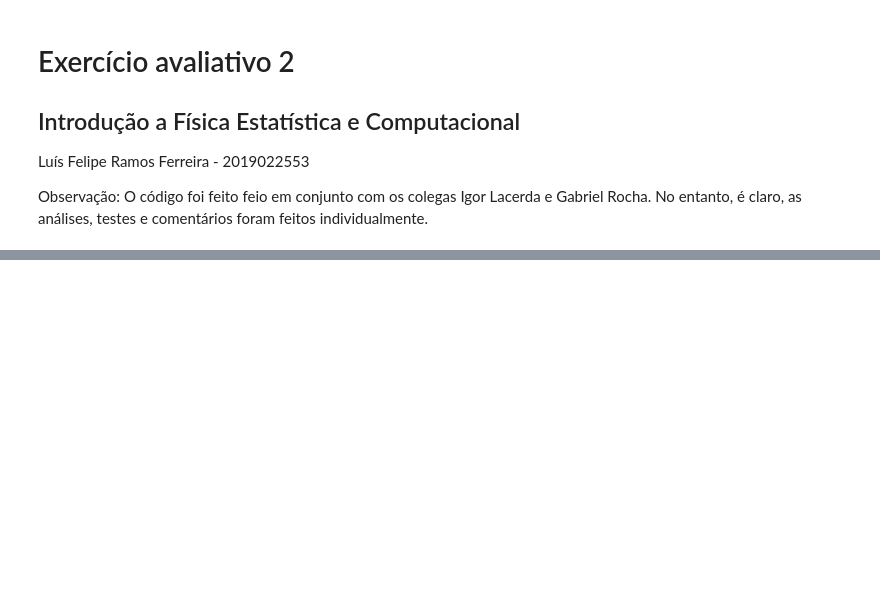
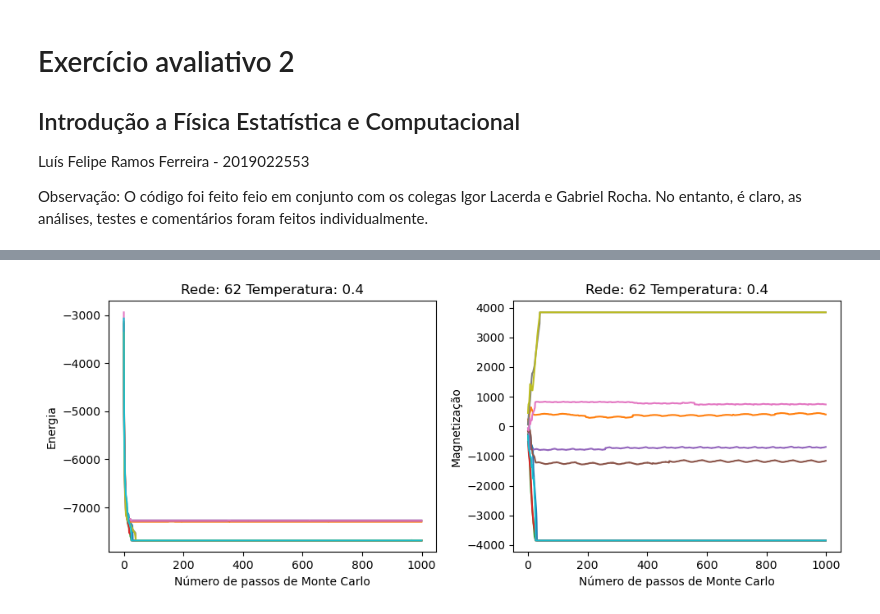
Before and after one commit to lframosferreira/fisica-estatistica-computacional, a Jupyter notebook: termalizacao_ising/main.ipynb, the cells around one changed output, grey strips where cells are left out. Saved outputs shown, nothing was run; the diff lists cells and outputs as text; code cells hidden in the pictures; blank space fills up the shorter version.

```diff
--- a/termalizacao_ising/main.ipynb
+++ b/termalizacao_ising/main.ipynb
@@ -55,33 +55,32 @@ def algoritmo_de_metropolis(L: int, T: float, passos: int):
 
     return energia, magnetização
 # %%
-N = 0
-comprimento = 100
-temperatura = 3
-PASSOS_DE_MONTECARLO = 1000
-energias = np.zeros((N, PASSOS_DE_MONTECARLO))
-magnetizações = np.zeros((N, PASSOS_DE_MONTECARLO))
+def plot_execucoes(N: int, comprimento: int, temperatura: float) -> None:
+    PASSOS_DE_MONTECARLO = 1000
+    energias = np.zeros((N, PASSOS_DE_MONTECARLO))
+    magnetizações = np.zeros((N, PASSOS_DE_MONTECARLO))
 
-for i in range(N):
-    energias[i], magnetizações[i] = algoritmo_de_metropolis(
-        comprimento, temperatura, PASSOS_DE_MONTECARLO
-    )
+    for i in range(N):
+        energias[i], magnetizações[i] = algoritmo_de_metropolis(
+            comprimento, temperatura, PASSOS_DE_MONTECARLO
+        )
 
-for e in energias:
-    plt.title(f"Rede: {comprimento} Temperatura: {temperatura}")
-    plt.xlabel("Número de passos de Monte Carlo")
-    plt.ylabel("Energia")
-    plt.plot(e)
 
-plt.show()
+    fig, (ax1, ax2) = plt.subplots(1, 2, figsize=(10, 4))
 
-for m in magnetizações:
-    plt.title(f"Rede: {comprimento} Temperatura: {temperatura}")
-    plt.xlabel("Número de passos de Monte Carlo")
-    plt.ylabel("Magnetização")
-    plt.plot(m)
+    ax1.set_title(f"Rede: {comprimento} Temperatura: {temperatura}")
+    ax1.set_xlabel("Número de passos de Monte Carlo")
+    ax1.set_ylabel("Energia")
+    for e in energias:
+        ax1.plot(e)
 
-plt.show()
+    ax2.set_title(f"Rede: {comprimento} Temperatura: {temperatura}")
+    ax2.set_xlabel("Número de passos de Monte Carlo")
+    ax2.set_ylabel("Magnetização")
+    for m in magnetizações:
+        ax2.plot(m)
+    plt.tight_layout()
+    plt.show()
 # %% [markdown]
 # Análise
 
@@ -157,0 +101,4 @@ Novamente, o caso "exagerado" ficou não inteligível. Não houve convergência
+# %%
+plot_execucoes(N=10, comprimento=62, temperatura=0.4)
+# %% [output]
+[figure, added]
```
Also changed, not shown: parts of 13 cells of this notebook.
